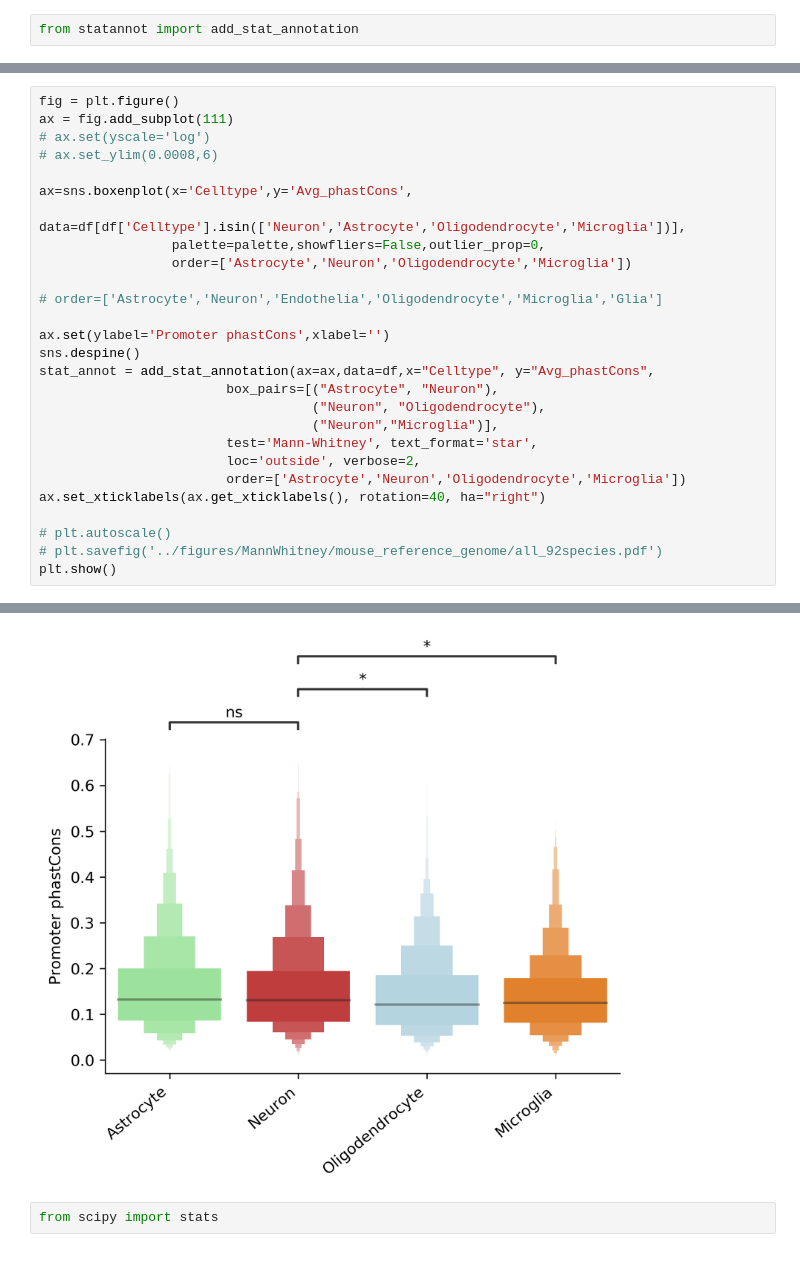
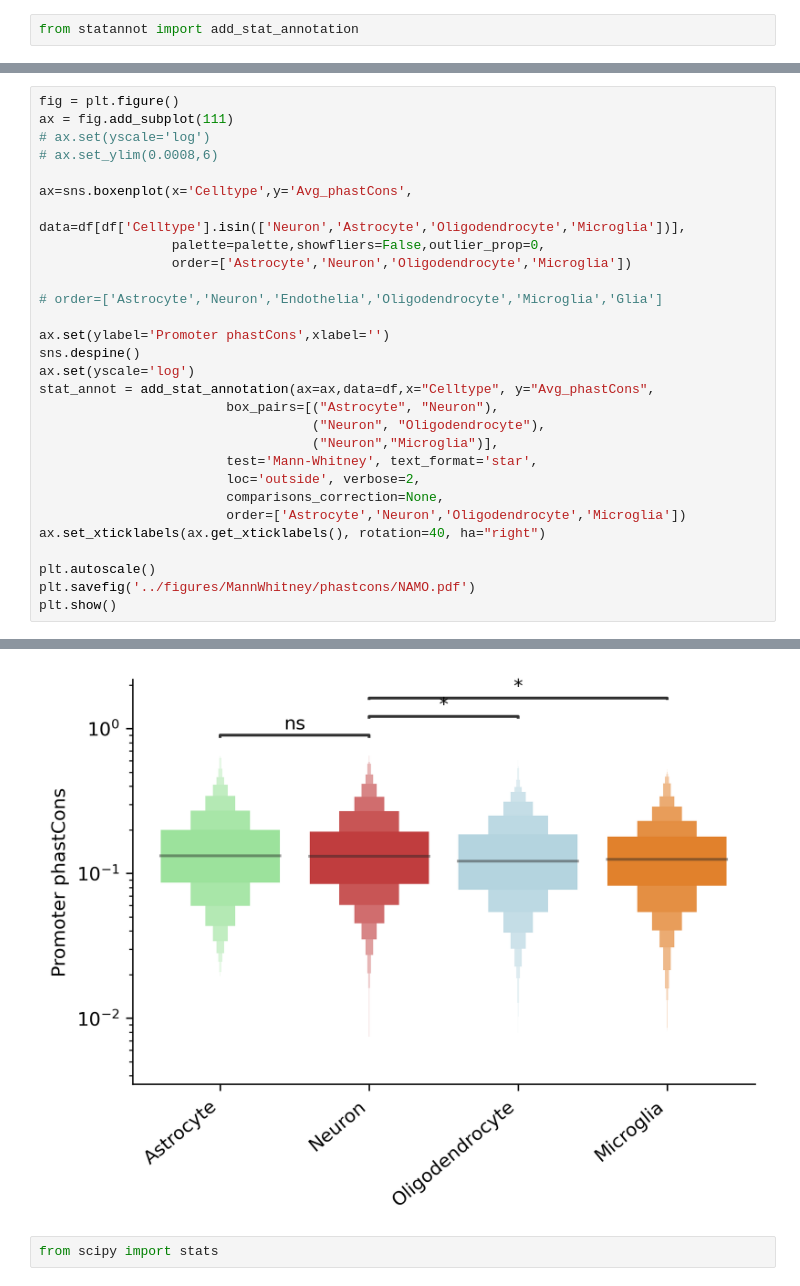
Before and after one commit to VeritatemAmo/neuron-glia-dNdS, a Jupyter notebook: jupyter_notebooks/mouse.phastCons_stats.ipynb, the cells around one changed output, grey strips where cells are left out. Drawn from its saved outputs; the diff is of its cells as text.

```diff
--- a/jupyter_notebooks/mouse.phastCons_stats.ipynb
+++ b/jupyter_notebooks/mouse.phastCons_stats.ipynb
@@ -105,17 +124,19 @@ ax=sns.boxenplot(x='Celltype',y='Avg_phastCons',
 
 ax.set(ylabel='Promoter phastCons',xlabel='')
 sns.despine()
+ax.set(yscale='log')
 stat_annot = add_stat_annotation(ax=ax,data=df,x="Celltype", y="Avg_phastCons",
                         box_pairs=[("Astrocyte", "Neuron"),
                                    ("Neuron", "Oligodendrocyte"),
                                    ("Neuron","Microglia")],
                         test='Mann-Whitney', text_format='star',
                         loc='outside', verbose=2,
+                        comparisons_correction=None,
                         order=['Astrocyte','Neuron','Oligodendrocyte','Microglia'])
 ax.set_xticklabels(ax.get_xticklabels(), rotation=40, ha="right")
 
-# plt.autoscale()
-# plt.savefig('../figures/MannWhitney/mouse_reference_genome/all_92species.pdf')
+plt.autoscale()
+plt.savefig('../figures/MannWhitney/phastcons/NAMO.pdf')
 plt.show()
 # %% [output]
 p-value annotation legend:
@@ -131,4 +152,4 @@ Neuron v.s. Microglia: Mann-Whitney-Wilcoxon test two-sided P_val=2.158e-02 U_st
-[figure, old version]
+[figure, new version]
 # %%
 from scipy import stats
 # %%
```
Also changed, not shown: parts of 10 cells of this notebook, 2 other files.
